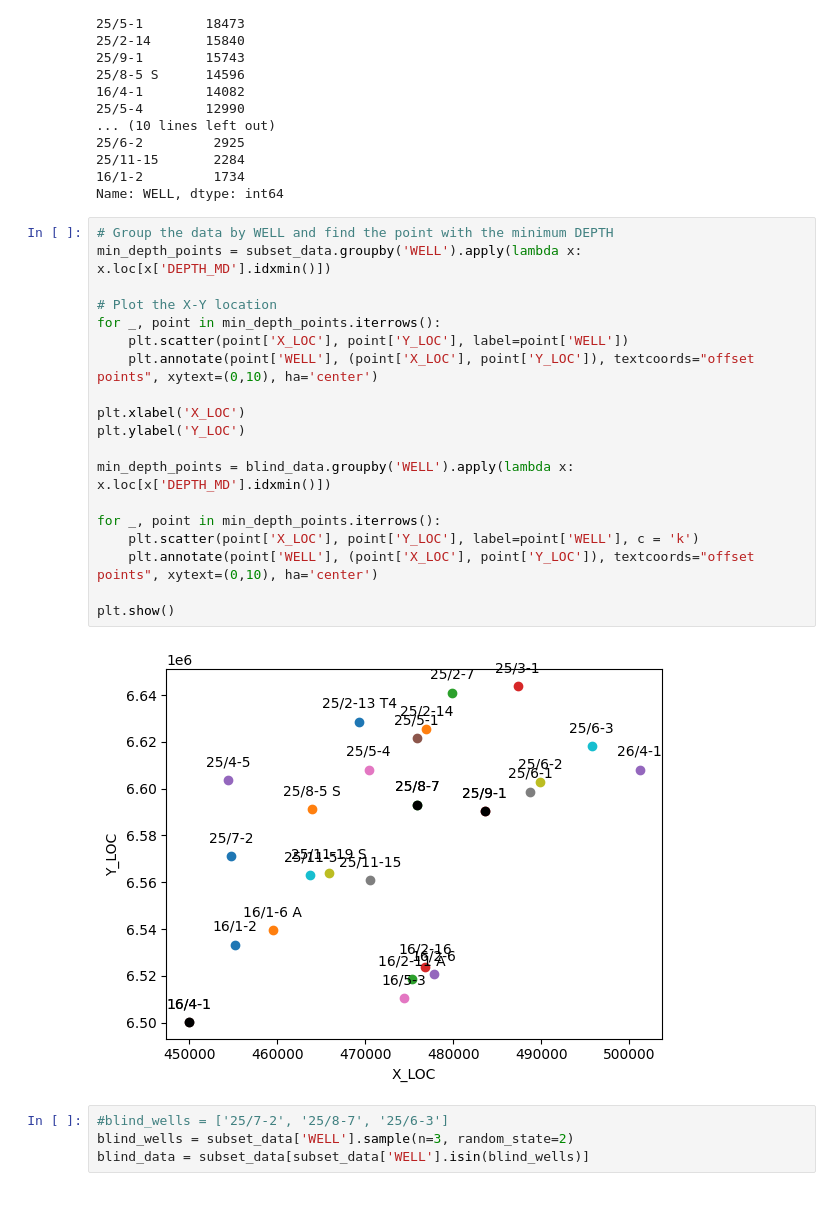
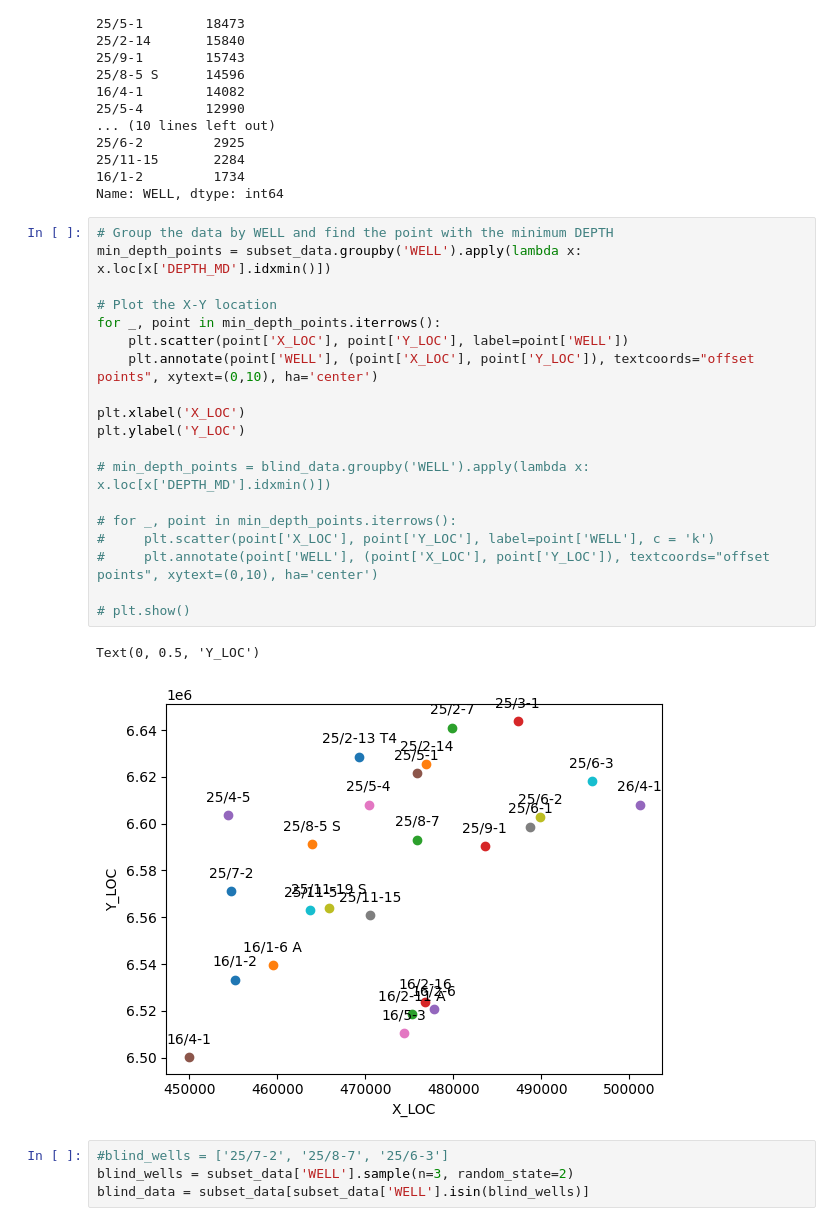
Before and after one commit to Lousiboupi/Machine-learning-project, a Jupyter notebook: 04_lithology_prediction/01_notebooks/00_subsetting_data_force_2020.ipynb, the cells around one changed output. Cells and saved outputs as stored; diff of their text form.

```diff
--- a/04_lithology_prediction/01_notebooks/00_subsetting_data_force_2020.ipynb
+++ b/04_lithology_prediction/01_notebooks/00_subsetting_data_force_2020.ipynb
@@ -58,24 +60,25 @@ Name: WELL, dtype: int64
 # %%
 # Group the data by WELL and find the point with the minimum DEPTH
 min_depth_points = subset_data.groupby('WELL').apply(lambda x: x.loc[x['DEPTH_MD'].idxmin()])
 
 # Plot the X-Y location
 for _, point in min_depth_points.iterrows():
     plt.scatter(point['X_LOC'], point['Y_LOC'], label=point['WELL'])
     plt.annotate(point['WELL'], (point['X_LOC'], point['Y_LOC']), textcoords="offset points", xytext=(0,10), ha='center')
 
 plt.xlabel('X_LOC')
 plt.ylabel('Y_LOC')
 
-min_depth_points = blind_data.groupby('WELL').apply(lambda x: x.loc[x['DEPTH_MD'].idxmin()])
+# min_depth_points = blind_data.groupby('WELL').apply(lambda x: x.loc[x['DEPTH_MD'].idxmin()])
 
-for _, point in min_depth_points.iterrows():
-    plt.scatter(point['X_LOC'], point['Y_LOC'], label=point['WELL'], c = 'k')
-    plt.annotate(point['WELL'], (point['X_LOC'], point['Y_LOC']), textcoords="offset points", xytext=(0,10), ha='center')
+# for _, point in min_depth_points.iterrows():
+#     plt.scatter(point['X_LOC'], point['Y_LOC'], label=point['WELL'], c = 'k')
+#     plt.annotate(point['WELL'], (point['X_LOC'], point['Y_LOC']), textcoords="offset points", xytext=(0,10), ha='center')
 
-plt.show()
+# plt.show()
 # %% [output]
+Text(0, 0.5, 'Y_LOC')
-[figure, old version]
+[figure, new version]
 # %%
 #blind_wells = ['25/7-2', '25/8-7', '25/6-3']
 blind_wells = subset_data['WELL'].sample(n=3, random_state=2)
```
Also changed, not shown: parts of 9 cells of this notebook, 1 other file.
